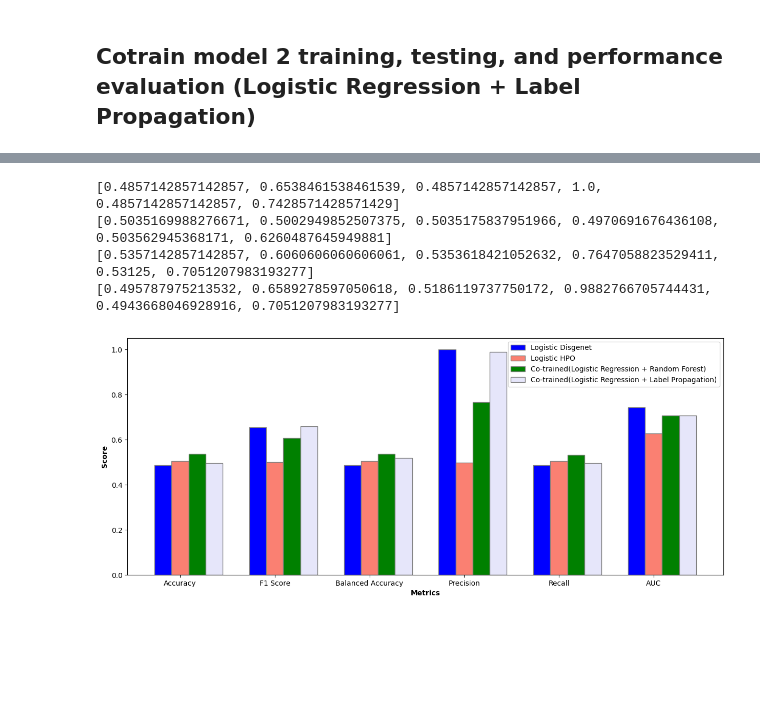
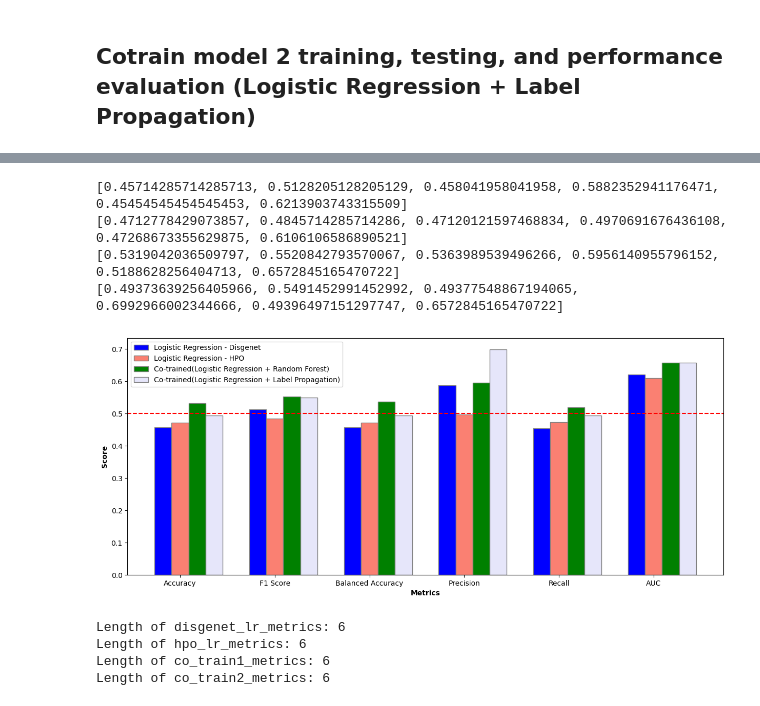
Before and after one commit to kay15vl/GeneClassCoTrain, a Jupyter notebook: scripts/final_term_proj_model.ipynb, the cells around one changed output, grey strips where cells are left out. Drawn from its saved outputs; the diff is of its cells as text; code cells hidden in the pictures; blank space fills up the shorter version.

Commit message:
Updated read me and added line at .5 in the results plot.

```diff
--- a/scripts/final_term_proj_model.ipynb
+++ b/scripts/final_term_proj_model.ipynb
@@ -1106,8 +1105,7 @@ disgenet_metrics = {
     "disgenet_lr_recall" : recall_score(y_pred_test, y_test_disgenet),
     "disgenet_lr_report" : classification_report(y_pred_test, y_test_disgenet),
     "FPR": roc_curve(y_test_disgenet, y_pred_test)[0],
-    "TPR": roc_curve(y_test_disgenet, y_pred_test)[1],
-     "disgenet_auc" : auc(lp_recall_curve, lp_precision_curve)
+    "TPR": roc_curve(y_test_disgenet, y_pred_test)[1]
 
 }
 print(disgenet_metrics)
@@ -1317,42 +1314,48 @@ print(co_train1_metrics)
 co_train2_metrics = [cotrain2_accuracy ,
                     cotrain2_f1_score,
                     cotrain2_balanced_accuracy,
                     cotrain2_precision ,
                     cotrain2_recall,
                     cotrain2_auc]
 print(co_train2_metrics)
 # set the bar width
 bar_width = 0.18
 
 # set the positions of the bars on the x-axis
 r1 = np.arange(len(metric_names))
 r2 = [x + bar_width for x in r1]
 r3 = [x + bar_width for x in r2]
 r4 = [x + bar_width for x in r3]
 
 # create the bar plot
 plt.figure(figsize=(15, 6))
-plt.bar(r1, disgenet_lr_metrics, color='b', width=bar_width, edgecolor='grey', label='Logistic Disgenet')
-plt.bar(r2, hpo_lr_metrics, color='salmon', width=bar_width, edgecolor='grey', label='Logistic HPO')
+plt.axhline(y=.5, color='red', linestyle='--')
+plt.bar(r1, disgenet_lr_metrics, color='b', width=bar_width, edgecolor='grey', label='Logistic Regression - Disgenet')
+plt.bar(r2, hpo_lr_metrics, color='salmon', width=bar_width, edgecolor='grey', label='Logistic Regression - HPO')
 plt.bar(r3, co_train1_metrics, color='green', width=bar_width, edgecolor='grey', label='Co-trained(Logistic Regression + Random Forest)')
 plt.bar(r4, co_train2_metrics, color='lavender', width=bar_width, edgecolor='grey', label='Co-trained(Logistic Regression + Label Propagation)')
 
 # add xticks on the middle of the group bars
 plt.xlabel('Metrics', fontweight='bold')
 plt.ylabel('Score', fontweight='bold')
 plt.xticks([r + bar_width for r in range(len(metric_names))], metric_names)
 
 # create legend & Show graphic
 plt.legend()
 plt.show()
 # %% [output]
-[0.4857142857142857, 0.6538461538461539, 0.4857142857142857, 1.0, 0.4857142857142857, 0.7428571428571429]
-[0.5035169988276671, 0.5002949852507375, 0.5035175837951966, 0.4970691676436108, 0.503562945368171, 0.6260487645949881]
-[0.5357142857142857, 0.6060606060606061, 0.5353618421052632, 0.7647058823529411, 0.53125, 0.7051207983193277]
-[0.495787975213532, 0.6589278597050618, 0.5186119737750172, 0.9882766705744431, 0.4943668046928916, 0.7051207983193277]
+[0.45714285714285713, 0.5128205128205129, 0.458041958041958, 0.5882352941176471, 0.45454545454545453, 0.6213903743315509]
+[0.4712778429073857, 0.4845714285714286, 0.47120121597468834, 0.4970691676436108, 0.47268673355629875, 0.6106106586890521]
+[0.5319042036509797, 0.5520842793570067, 0.5363989539496266, 0.5956140955796152, 0.5188628256404713, 0.6572845165470722]
+[0.49373639256405966, 0.5491452991452992, 0.49377548867194065, 0.6992966002344666, 0.49396497151297747, 0.6572845165470722]
-[figure, old version]
+[figure, new version]
 # %%
 print("Length of disgenet_lr_metrics:", len(disgenet_lr_metrics))
 print("Length of hpo_lr_metrics:", len(hpo_lr_metrics))
 print("Length of co_train1_metrics:", len(co_train1_metrics))
 print("Length of co_train2_metrics:", len(co_train2_metrics))
+# %% [output]
+Length of disgenet_lr_metrics: 6
+Length of hpo_lr_metrics: 6
+Length of co_train1_metrics: 6
+Length of co_train2_metrics: 6
```
Also changed, not shown: parts of 8 cells of this notebook, 2 other files.
